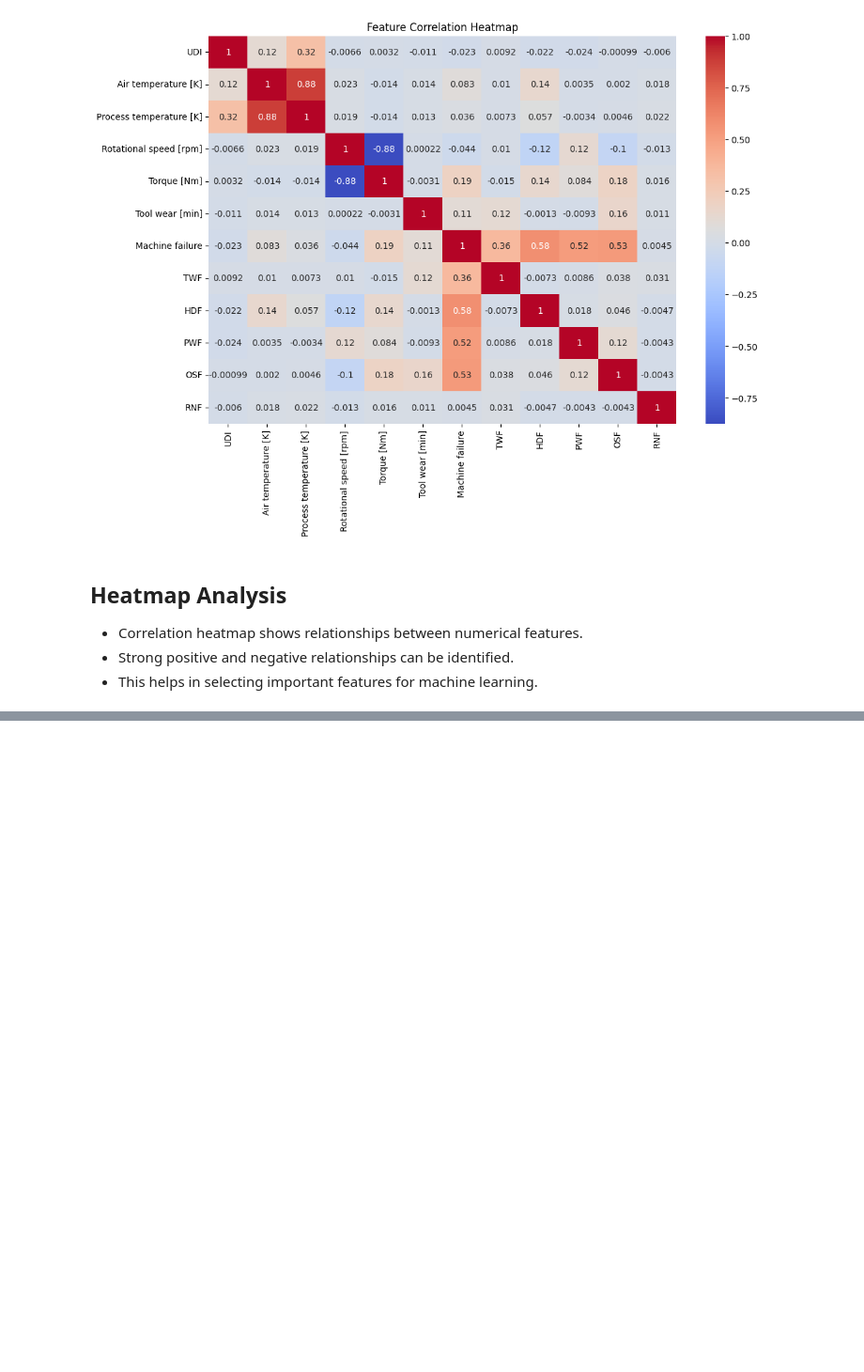
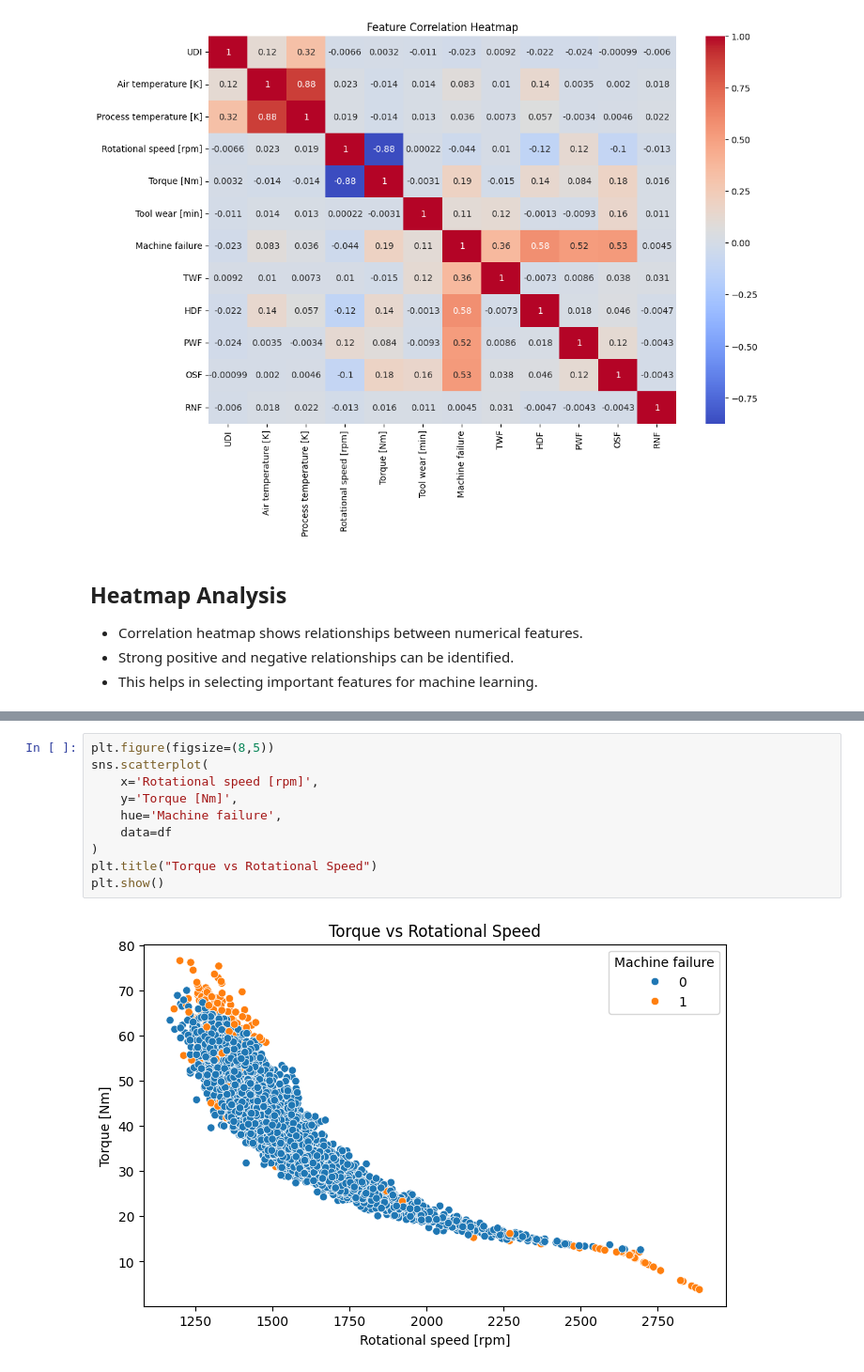
Before and after one commit to durgaanilcodes/predictive-maintenance, a Jupyter notebook: notebooks/eda_analysis (5).ipynb, the cells around one changed output, grey strips where cells are left out. Shown at 94% size. Saved outputs shown, nothing was run; the diff lists cells and outputs as text; blank space fills up the shorter version.

```diff
--- a/notebooks/eda_analysis (4).ipynb
+++ b/notebooks/eda_analysis (5).ipynb
@@ -189,0 +225,12 @@ plt.show()
+# %%
+plt.figure(figsize=(8,5))
+sns.scatterplot(
+    x='Rotational speed [rpm]',
+    y='Torque [Nm]',
+    hue='Machine failure',
+    data=df
+)
+plt.title("Torque vs Rotational Speed")
+plt.show()
+# %% [output]
+[figure, added]
```
Also changed, not shown: parts of 10 cells of this notebook.
